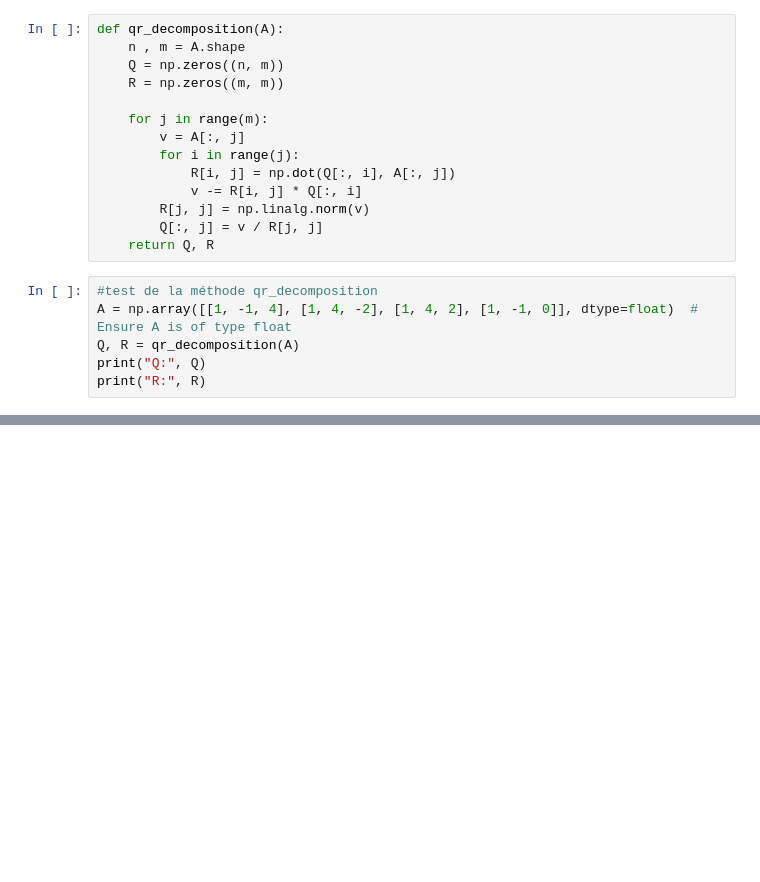
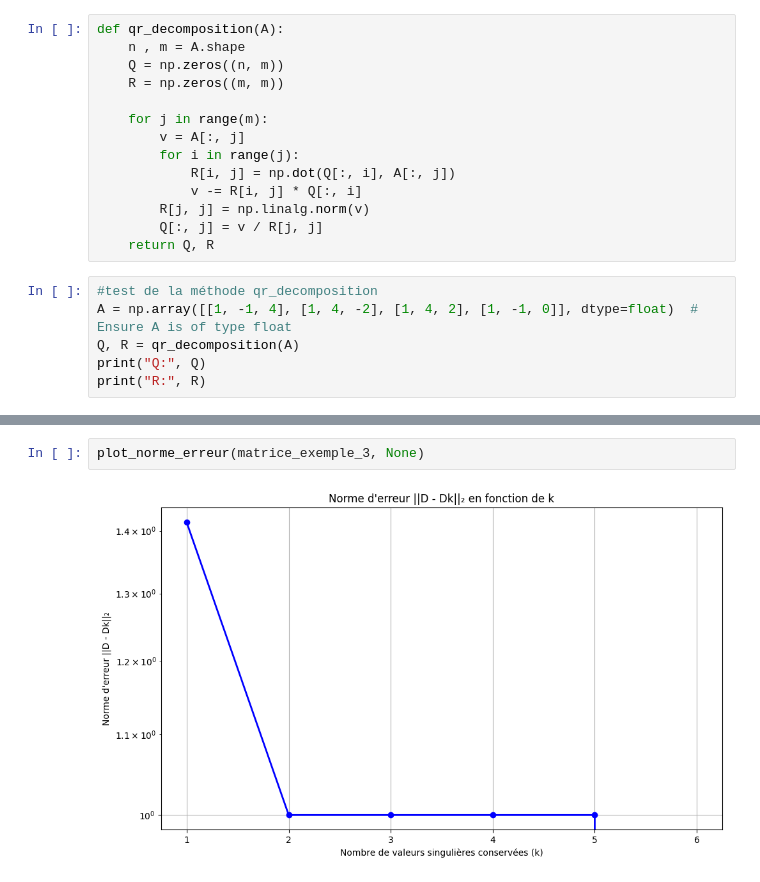
Before and after one commit to Chaabane2k03/Projet_Python_IGL3, a Jupyter notebook: Projet/project.ipynb, the cells around one changed output, grey strips where cells are left out. Cells and saved outputs as stored; diff of their text form; blank space fills up the shorter version.

```diff
--- a/Projet/project.ipynb
+++ b/Projet/project.ipynb
@@ -396,0 +540,4 @@ print("Valeurs singulières de numpy:", np.linalg.svd(A, compute_uv=False))
+# %%
+plot_norme_erreur(matrice_exemple_3, None)
+# %% [output]
+[figure, added]
```
Also changed, not shown: parts of 21 cells of this notebook.
